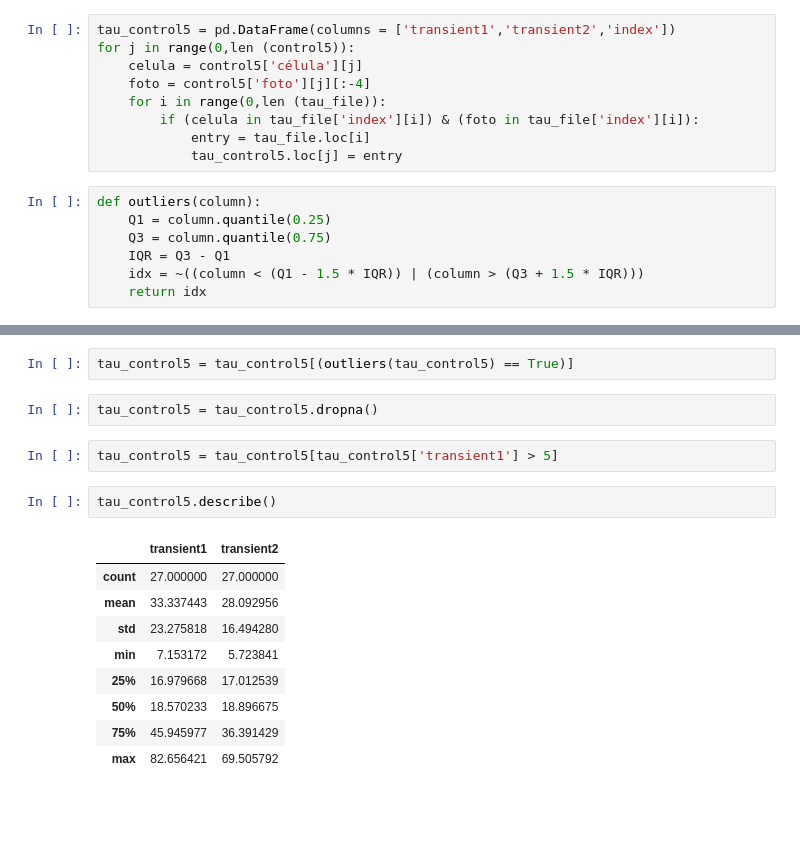
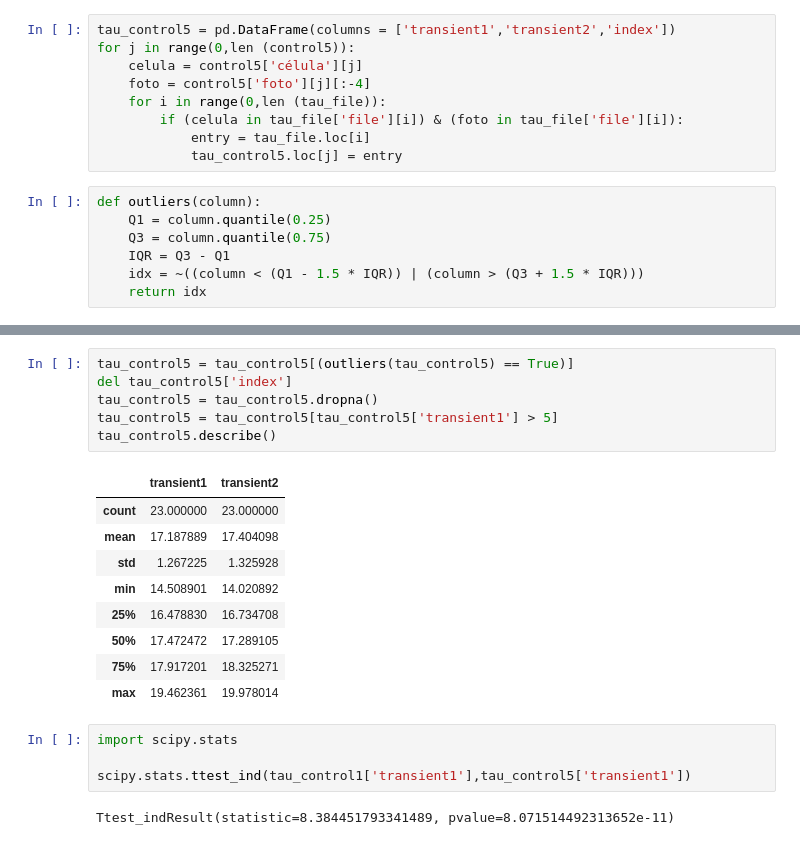
Before and after one commit to CardiAP/DesktopApp, a Jupyter notebook: filtrado.ipynb, the cells around one changed output, grey strips where cells are left out. Drawn from its saved outputs; the diff is of its cells as text; blank space fills up the shorter version.

```diff
--- a/filtrado.ipynb
+++ b/filtrado.ipynb
@@ -324,7 +443,7 @@ for j in range(0,len (control5)):
     celula = control5['célula'][j]
     foto = control5['foto'][j][:-4]
     for i in range(0,len (tau_file)):
-        if (celula in tau_file['index'][i]) & (foto in tau_file['index'][i]):
+        if (celula in tau_file['file'][i]) & (foto in tau_file['file'][i]):
             entry = tau_file.loc[i]
             tau_control5.loc[j] = entry
 # %%
@@ -375,18 +491,22 @@ tau_control1.describe()
-# %%
-tau_control5 = tau_control5[(outliers(tau_control5) == True)]
-# %%
-tau_control5 = tau_control5.dropna()
-# %%
-tau_control5 = tau_control5[tau_control5['transient1'] > 5]
-# %%
-tau_control5.describe()
-# %% [output]
-|  | transient1 | transient2 |
-| count | 27.000000 | 27.000000 |
-| mean | 33.337443 | 28.092956 |
-| std | 23.275818 | 16.494280 |
-| min | 7.153172 | 5.723841 |
-| 25% | 16.979668 | 17.012539 |
-| 50% | 18.570233 | 18.896675 |
-| 75% | 45.945977 | 36.391429 |
-| max | 82.656421 | 69.505792 |
+# %%
+tau_control5 = tau_control5[(outliers(tau_control5) == True)]
+del tau_control5['index']
+tau_control5 = tau_control5.dropna()
+tau_control5 = tau_control5[tau_control5['transient1'] > 5]
+tau_control5.describe()
+# %% [output]
+|  | transient1 | transient2 |
+| count | 23.000000 | 23.000000 |
+| mean | 17.187889 | 17.404098 |
+| std | 1.267225 | 1.325928 |
+| min | 14.508901 | 14.020892 |
+| 25% | 16.478830 | 16.734708 |
+| 50% | 17.472472 | 17.289105 |
+| 75% | 17.917201 | 18.325271 |
+| max | 19.462361 | 19.978014 |
+# %%
+import scipy.stats
+
+scipy.stats.ttest_ind(tau_control1['transient1'],tau_control5['transient1'])
+# %% [output]
+Ttest_indResult(statistic=8.384451793341489, pvalue=8.071514492313652e-11)
```
Also changed, not shown: parts of 15 cells of this notebook.
